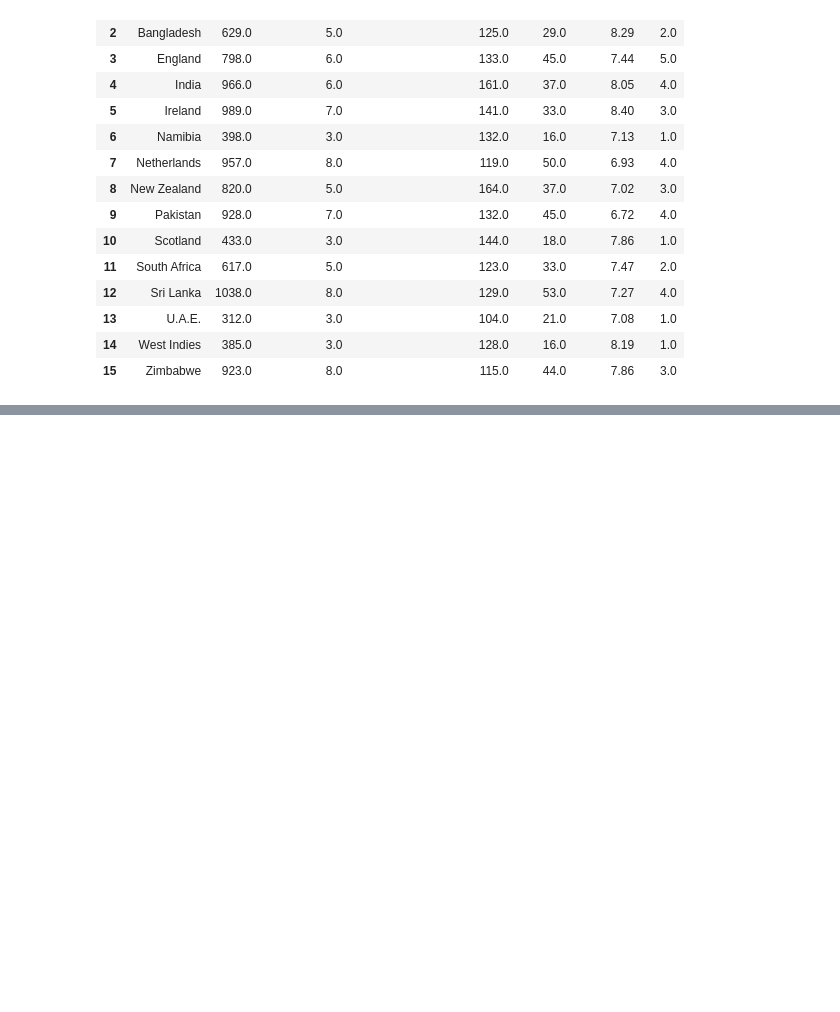
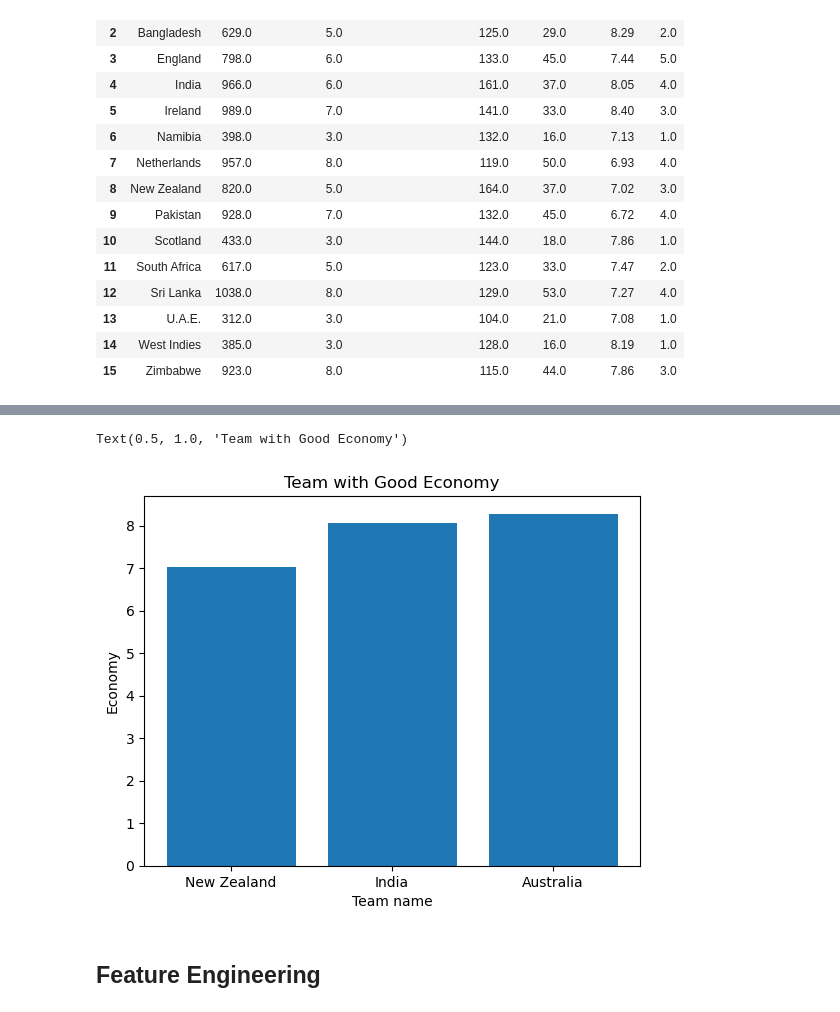
Before and after one commit to mynkchn/Data-Hit-Six, a Jupyter notebook: Juypter Notebook/cricket_data_analysis.ipynb, the cells around one changed output, grey strips where cells are left out. Drawn from its saved outputs; the diff is of its cells as text; code cells hidden in the pictures; blank space fills up the shorter version.

```diff
--- a/Juypter Notebook/cricket_data_analysis.ipynb
+++ b/Juypter Notebook/cricket_data_analysis.ipynb
@@ -458,0 +452,10 @@ team.sort_values(by=['Average Score Per Innings','wickets'],ascending=False)
+# %%
+plt.bar(team['Teams'][0:3].to_list(),team['Economy'][0:3].to_list())
+plt.xlabel('Team name')
+plt.ylabel('Economy')
+plt.title('Team with Good Economy')
+# %% [output]
+Text(0.5, 1.0, 'Team with Good Economy')
+[figure, added]
+# %% [markdown]
+## Feature Engineering
```
Also changed, not shown: parts of 37 cells of this notebook.
